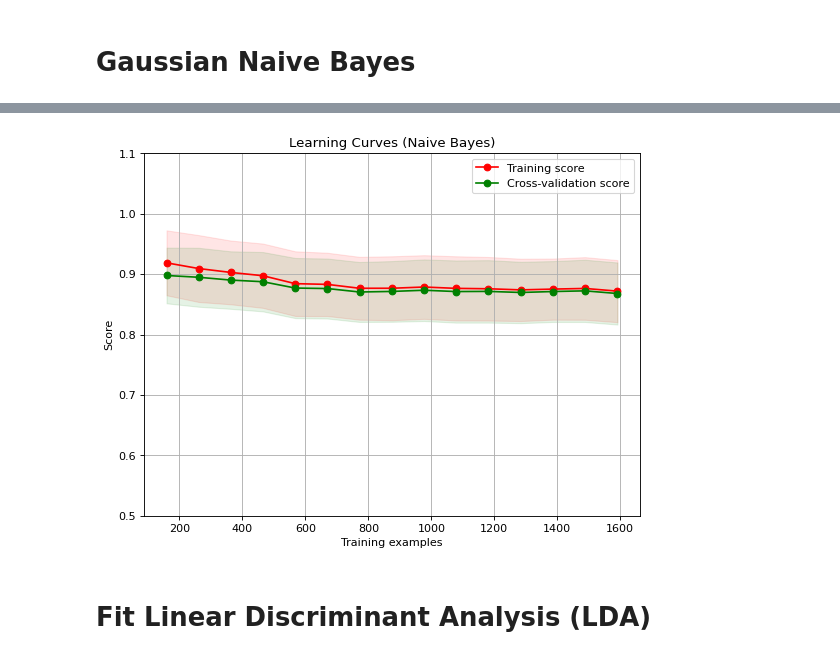
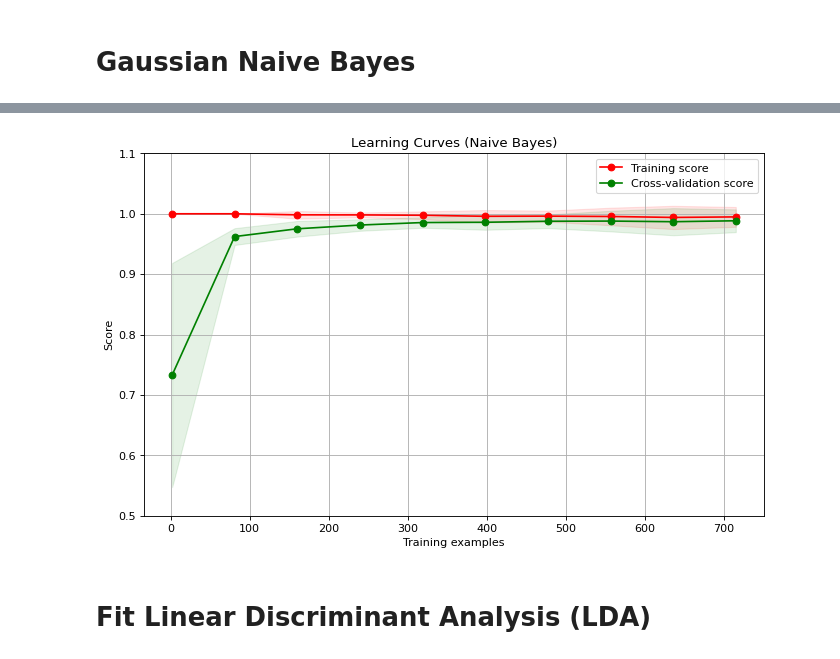
Before and after one commit to Amirosein/AGB-stars-ML-project, a Jupyter notebook: Milestone2/AGB_Project_2.ipynb, the cells around one changed output, grey strips where cells are left out. Cells and saved outputs as stored; diff of their text form; code cells hidden in the pictures.

```diff
--- a/Milestone2/AGB_Project_2.ipynb
+++ b/Milestone2/AGB_Project_2.ipynb
@@ -153,10 +153,10 @@ from sklearn.model_selection import ShuffleSplit
 
 
 def plot_learning_curve(estimator, title, X, y, ylim=None, cv=None,
-                        n_jobs=None, train_sizes=np.linspace(0.1, 1, 15)):
+                        n_jobs=None, train_sizes=np.linspace(0.1, 1, 10)):
 
 
-    plt.figure(figsize=(8, 6), dpi=80)
+    plt.figure(figsize=(10, 6), dpi=80)
     plt.title(title)
     if ylim is not None:
         plt.ylim(*ylim)
@@ -290,11 +269,9 @@ plt.show()
 # %%
 title = "Learning Curves (Naive Bayes)"
 
-# Cross validation with 100 iterations to get smoother mean test and train
-cv = ShuffleSplit(n_splits=100, test_size=0.9, random_state=42)
+estimator = GaussianNB()
 
-estimator = GaussianNB()
-plot_learning_curve(estimator, title, X, Y_O, ylim=(0.5, 1.1), cv=cv, n_jobs=4)
-
-plt.show()
+cv = ShuffleSplit(n_splits=100, test_size=0.97, random_state=42)
+plot_learning_curve(estimator, title, X_pm, Y_O, ylim=(0.5, 1.1),
+                    train_sizes=np.linspace(0.001, 0.3, 10), cv=cv, n_jobs=4)
 # %% [output]
@@ -301,4 +279,4 @@ plt.show()
-[figure, old version]
+[figure, new version]
 # %% [markdown]
 # Fit Linear Discriminant Analysis (LDA)
 # %%
```
Also changed, not shown: parts of 7 cells of this notebook.
